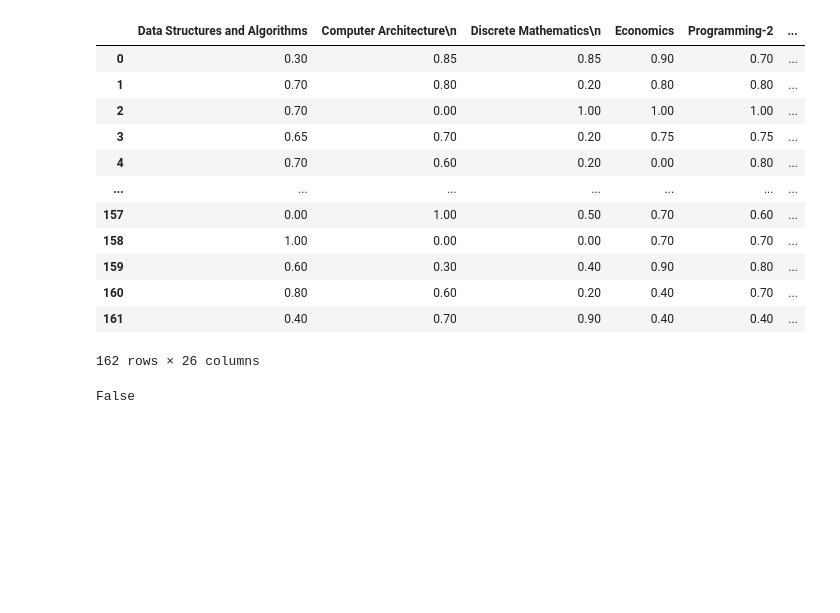
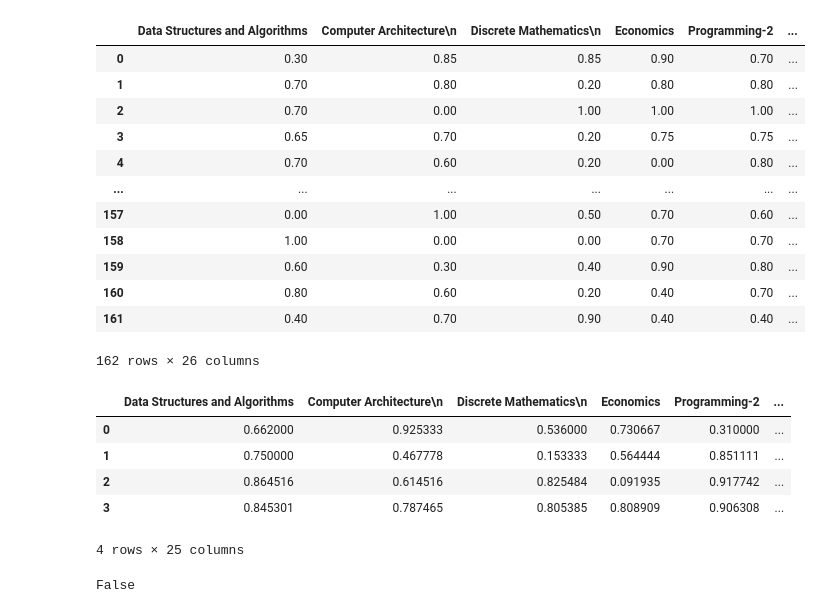
Before and after one commit to MnCSSJ4x/IIITB-Course-Recommendation-System, a Jupyter notebook: KMeans.ipynb, the cells around one changed output. Drawn from its saved outputs; the diff is of its cells as text; code cells hidden in the pictures; blank space fills up the shorter version.

```diff
--- a/KMeans.ipynb
+++ b/KMeans.ipynb
@@ -153,6 +153,8 @@ class Kmeans:
     labels = labels.astype(int)
     for idx,pts in enumerate(datapoints):
       self.inertia += minkowski_distance(self.centroids[labels[idx]],pts,2)**2
+  def predictPoint(self,datapoint):
+    return self._closest_centroid(datapoint,self.centroids)
 # %% [markdown]
 ### Testing on generated datapoints
 # %%
@@ -349,6 +353,15 @@ df
 df_cluster_rep = df.groupby(['label'], as_index=False).mean()
 # %%
 df_cluster_rep.drop(labels="label",axis="columns",inplace=True)
+# %%
+df_cluster_rep
+# %% [output]
+|  | Data Structures and Algorithms | Computer Architecture\n | Discrete Mathematics\n | Economics | Programming-2 | ... |
+| 0 | 0.662000 | 0.925333 | 0.536000 | 0.730667 | 0.310000 | ... |
+| 1 | 0.750000 | 0.467778 | 0.153333 | 0.564444 | 0.851111 | ... |
+| 2 | 0.864516 | 0.614516 | 0.825484 | 0.091935 | 0.917742 | ... |
+| 3 | 0.845301 | 0.787465 | 0.805385 | 0.808909 | 0.906308 | ... |
+4 rows × 25 columns
 # %%
 print((df_cluster_rep == 0).any().any())
 # %% [output]
```
Also changed, not shown: parts of 21 cells of this notebook, 4 other files.
